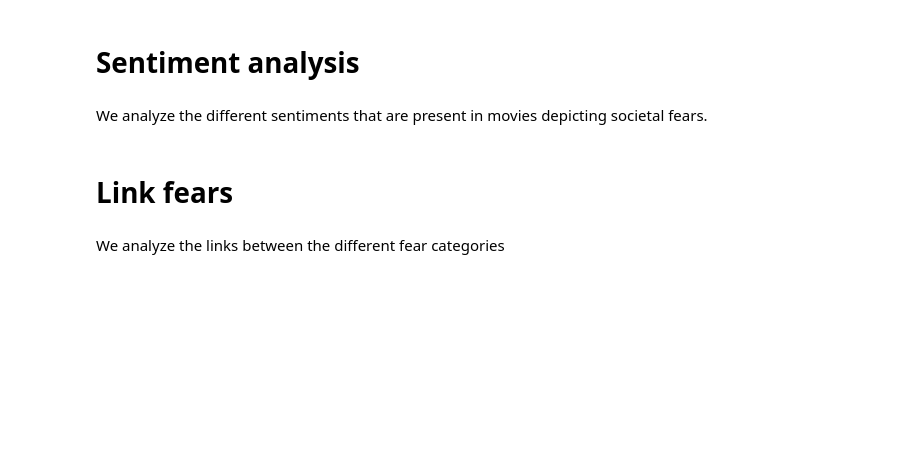
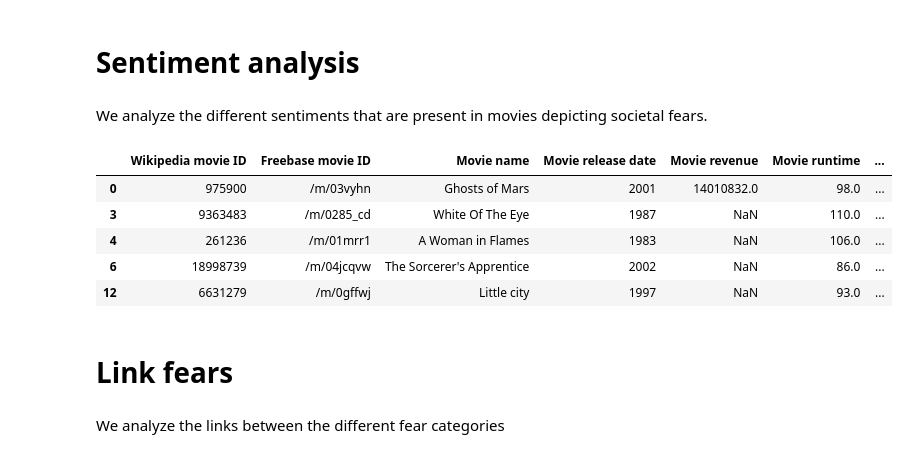
Before and after one commit to epfl-ada/ada-2023-project-workingteam2023, a Jupyter notebook: exploration/main.ipynb, the cells around one changed output. Drawn from its saved outputs; the diff is of its cells as text; code cells hidden in the pictures; blank space fills up the shorter version.

```diff
--- a/exploration/main.ipynb
+++ b/exploration/main.ipynb
@@ -932,6 +936,15 @@ Percentage of movies for which we don't have the release date: 4.97%
 We analyze the different sentiments that are present in movies depicting societal fears.
 # %%
 analyzer = SentimentIntensityAnalyzer()
+# %%
+all_movies_lexicon.head()
+# %% [output]
+|  | Wikipedia movie ID | Freebase movie ID | Movie name | Movie release date | Movie revenue | Movie runtime | ... |
+| 0 | 975900 | /m/03vyhn | Ghosts of Mars | 2001 | 14010832.0 | 98.0 | ... |
+| 3 | 9363483 | /m/0285_cd | White Of The Eye | 1987 | NaN | 110.0 | ... |
+| 4 | 261236 | /m/01mrr1 | A Woman in Flames | 1983 | NaN | 106.0 | ... |
+| 6 | 18998739 | /m/04jcqvw | The Sorcerer's Apprentice | 2002 | NaN | 86.0 | ... |
+| 12 | 6631279 | /m/0gffwj | Little city | 1997 | NaN | 93.0 | ... |
 # %%
 # Compute polarity scores for each movie summary
 all_movies_lexicon['sentiment'] = all_movies_lexicon['Summary'].apply(lambda x: analyzer.polarity_scores(x)['compound'])
```
Also changed, not shown: parts of 15 cells of this notebook, 1 other file.
